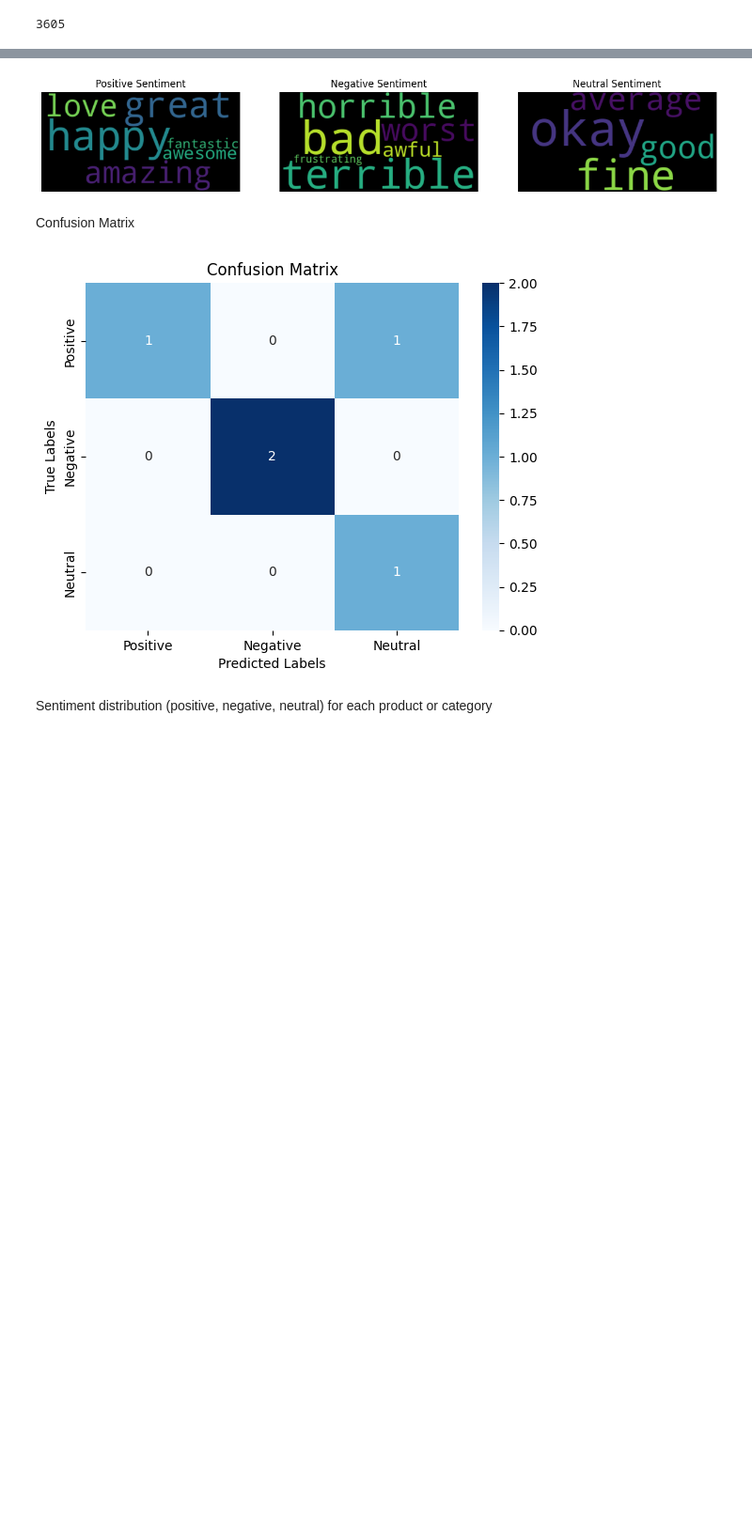
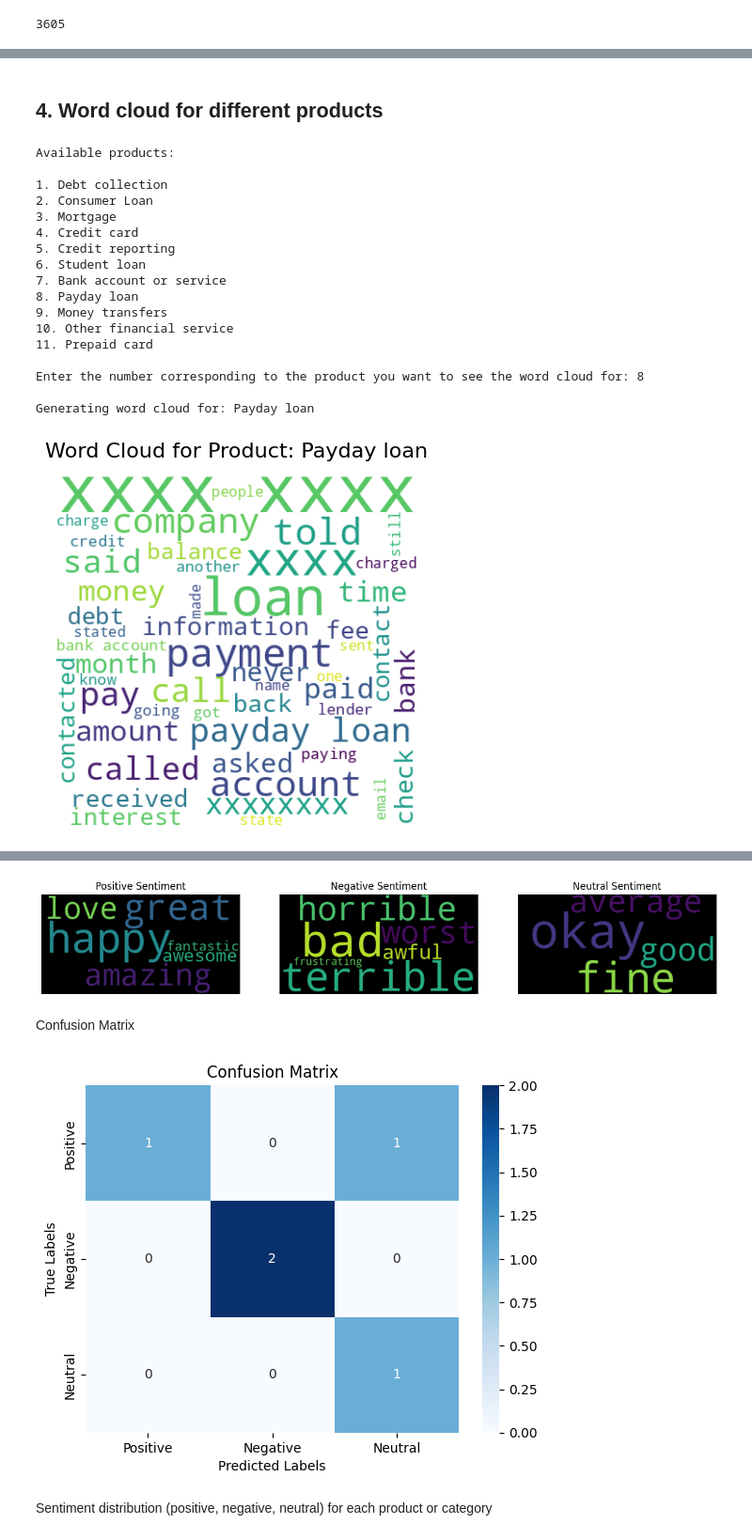
Before and after one commit to pari1jay/6_-Sentiment-Analysis-of-Financial-Complaints-Using-NLP, a Jupyter notebook: Customer_sentiment_analysis.ipynb, the cells around one changed output, grey strips where cells are left out. Shown at 94% size. Saved outputs shown, nothing was run; the diff lists cells and outputs as text; code cells hidden in the pictures; blank space fills up the shorter version.

```diff
--- a/Customer_sentiment_analysis.ipynb
+++ b/Customer_sentiment_analysis.ipynb
@@ -398,0 +210,3 @@ most common words used in positive, negative, and neutral reviews with a word cl
+# %%
+df_narr.dropna(inplace=True)
+df_narr.info()
@@ -398,0 +261,15 @@ most common words used in positive, negative, and neutral reviews with a word cl
+# %%
+stop_words = set(stopwords.words('english')) # removed to reduce noise.
+lemmatizer = WordNetLemmatizer() #  reduce words to their base or dictionary form
+
+def preprocess_text(text):
+    text = text.lower() # lowercasing
+    text = re.sub(r'http\S+|www\S+|https\S+', '', text) #remove urls
+    text = text.translate(str.maketrans('', '', string.punctuation)) #remove punctuations
+    text = re.sub(r'\d+', '', text) #remove numbers
+    tokens = nltk.word_tokenize(text) #Breaks the cleaned text string into individual words (tokens).
+    tokens = [lemmatizer.lemmatize(word) for word in tokens if word not in stop_words and len(word) > 2] #only keeps >2 and converts to their lemma form
+
+    return ' '.join(tokens) #return clean text
+# %%
+df_narr['cleaned_text'] = df_narr['consumer_complaint_narrative'].apply(preprocess_text)
@@ -398,0 +293,2 @@ most common words used in positive, negative, and neutral reviews with a word cl
+# %% [markdown]
+## 4. Word cloud for different products
@@ -398,0 +299,51 @@ most common words used in positive, negative, and neutral reviews with a word cl
+# %%
+def wordcloud_for_product(df):
+    products = df['product'].unique()
+    print("Available products:\n")
+    for i, prod in enumerate(products, 1):
+        print(f"{i}. {prod}")
+
+    choice = int(input("\nEnter the number corresponding to the product you want to see the word cloud for: "))
+    selected_product = products[choice - 1]
+
+    print(f"\nGenerating word cloud for: {selected_product}\n")
+
+    text = ' '.join(df[df['product'] == selected_product]['cleaned_text'].dropna())
+
+    wordcloud = WordCloud(
+        width=400,
+        height=400,
+        background_color='white',
+        stopwords=STOPWORDS,
+        max_words=50,
+        max_font_size=80,
+        random_state=42
+    ).generate(text)
+
+    plt.figure(figsize=(10, 5))
+    plt.imshow(wordcloud, interpolation='bilinear')
+    plt.title(f"Word Cloud for Product: {selected_product}", fontsize=16)
+    plt.axis('off')
+    plt.show()
+
+# Run this function with your dataframe containing 'cleaned_text'
+wordcloud_for_product(df_narr)
+# %% [output]
+Available products:
+
+1. Debt collection
+2. Consumer Loan
+3. Mortgage
+4. Credit card
+5. Credit reporting
+6. Student loan
+7. Bank account or service
+8. Payday loan
+9. Money transfers
+10. Other financial service
+11. Prepaid card
+
+Enter the number corresponding to the product you want to see the word cloud for: 8
+
+Generating word cloud for: Payday loan
+[figure, added]
```
Also changed, not shown: parts of 59 cells of this notebook.
